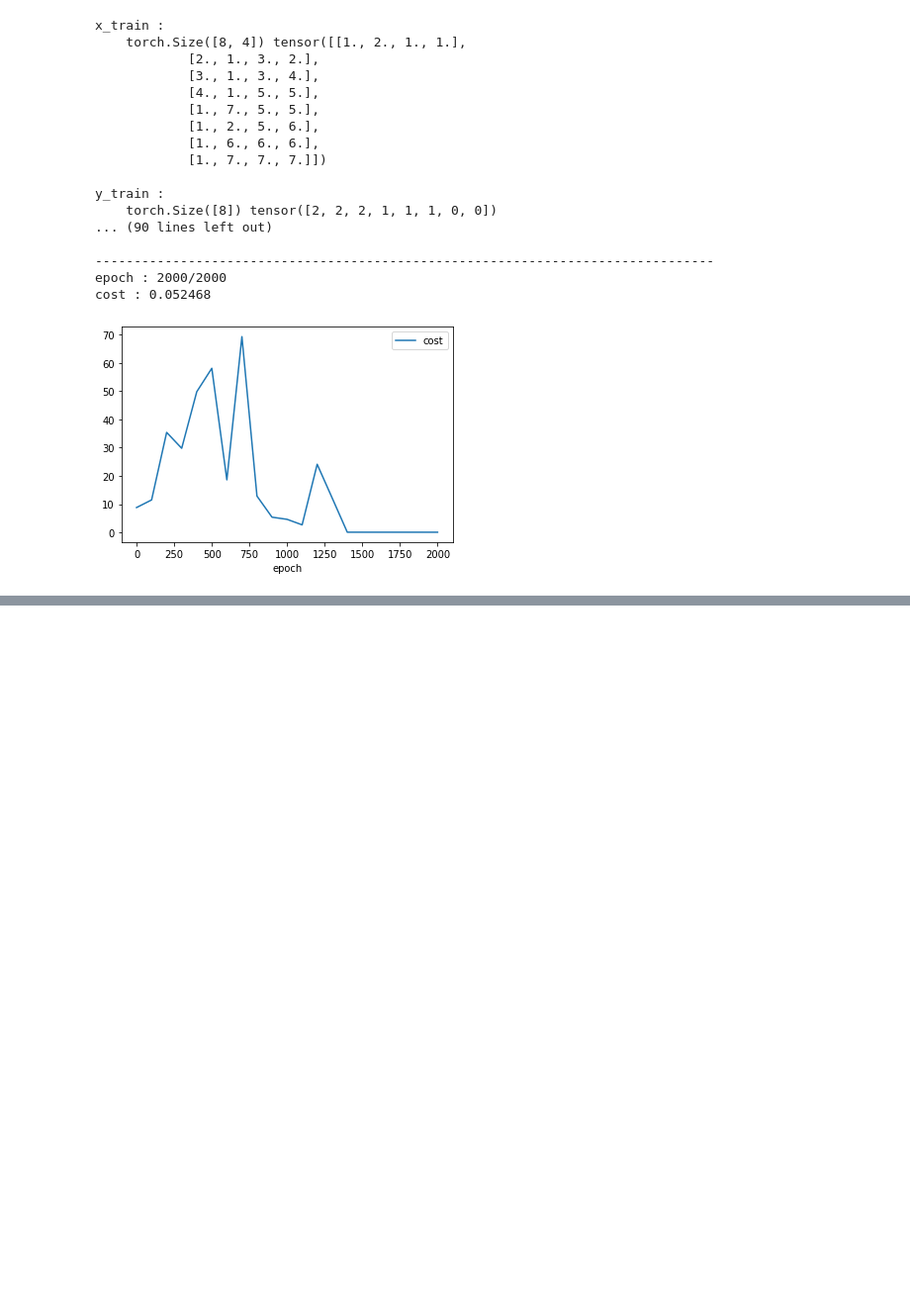
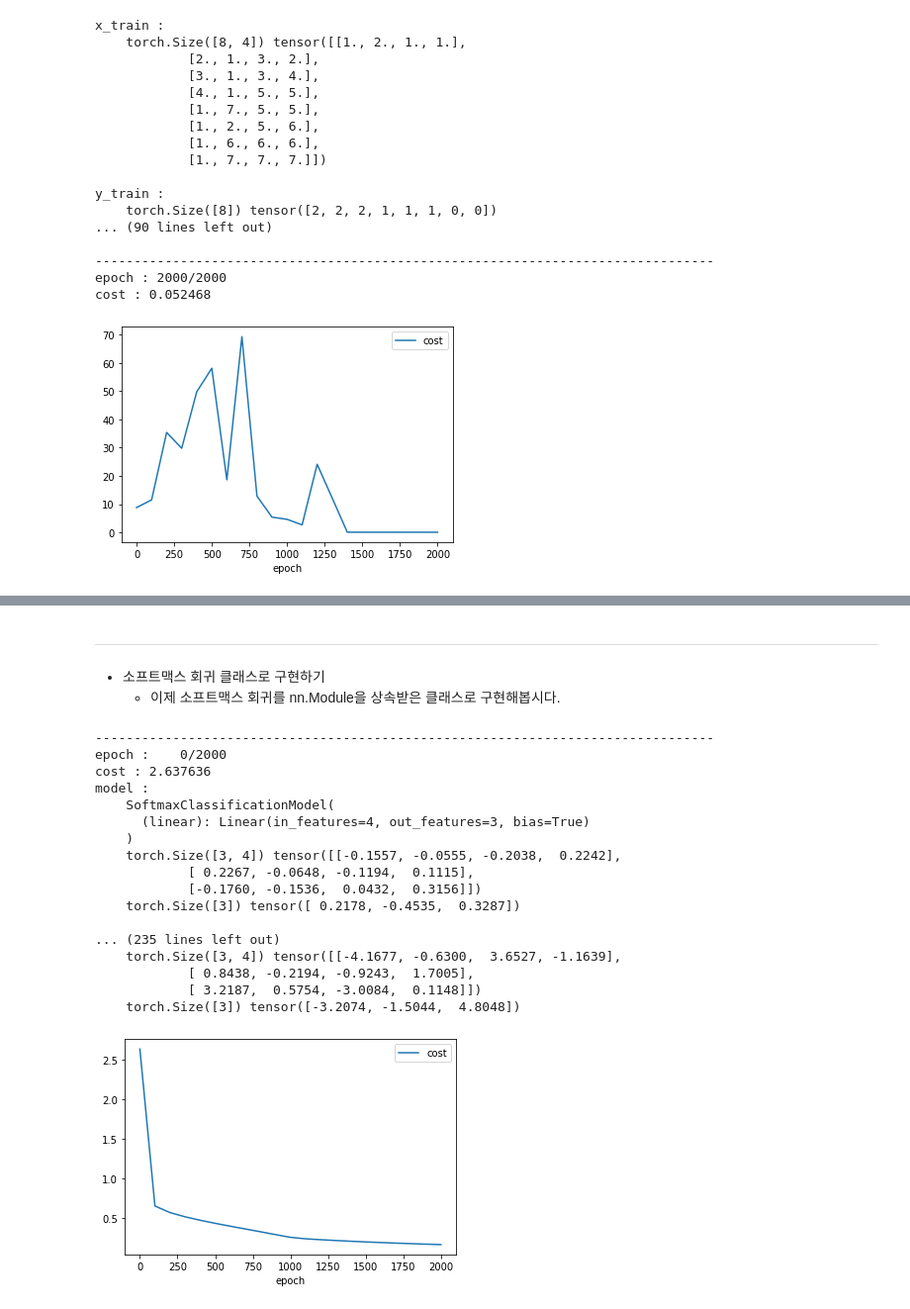
Before and after one commit to HyundongHwang/PyTorchDeepLearningStart, a Jupyter notebook: 0504_softmax_regression.ipynb, the cells around one changed output, grey strips where cells are left out. Shown: that part at 99% size. Saved outputs shown, nothing was run; the diff lists cells and outputs as text; code cells hidden in the pictures; blank space fills up the shorter version.

```diff
--- a/0504_softmax_regression.ipynb
+++ b/0504_softmax_regression.ipynb
@@ -73,0 +168,52 @@ cost : 0.052468
+# %% [markdown]
+---
+ - 소프트맥스 회귀 클래스로 구현하기
+   - 이제 소프트맥스 회귀를 nn.Module을 상속받은 클래스로 구현해봅시다.
+# %%
+
+
+class SoftmaxClassificationModel(nn.Module):
+    def __init__(self):
+        super().__init__()
+        self.linear = nn.Linear(4, 3)
+
+    def forward(self, x):
+        res = self.linear(x)
+        return res
+
+
+model = SoftmaxClassificationModel()
+optimizer = optim.SGD(model.parameters(), lr=0.1)
+nb_epoches = 2000
+mu.plt_init()
+
+for epoch in range(nb_epoches + 1):
+    prediction = model(x_train)
+    cost = F.cross_entropy(prediction, y_train)
+    optimizer.zero_grad()
+    cost.backward()
+    optimizer.step()
+
+    if epoch % 100 == 0:
+        mu.log_epoch(epoch, nb_epoches, cost, model=model)
+
+mu.plt_show()
+# %% [output]
+--------------------------------------------------------------------------------
+epoch :    0/2000
+cost : 2.637636
+model :
+    SoftmaxClassificationModel(
+      (linear): Linear(in_features=4, out_features=3, bias=True)
+    )
+    torch.Size([3, 4]) tensor([[-0.1557, -0.0555, -0.2038,  0.2242],
+            [ 0.2267, -0.0648, -0.1194,  0.1115],
+            [-0.1760, -0.1536,  0.0432,  0.3156]])
+    torch.Size([3]) tensor([ 0.2178, -0.4535,  0.3287])
+
+... (235 lines left out)
+    torch.Size([3, 4]) tensor([[-4.1677, -0.6300,  3.6527, -1.1639],
+            [ 0.8438, -0.2194, -0.9243,  1.7005],
+            [ 3.2187,  0.5754, -3.0084,  0.1148]])
+    torch.Size([3]) tensor([-3.2074, -1.5044,  4.8048])
+[figure, added]
```
Also changed, not shown: parts of 8 cells of this notebook.
